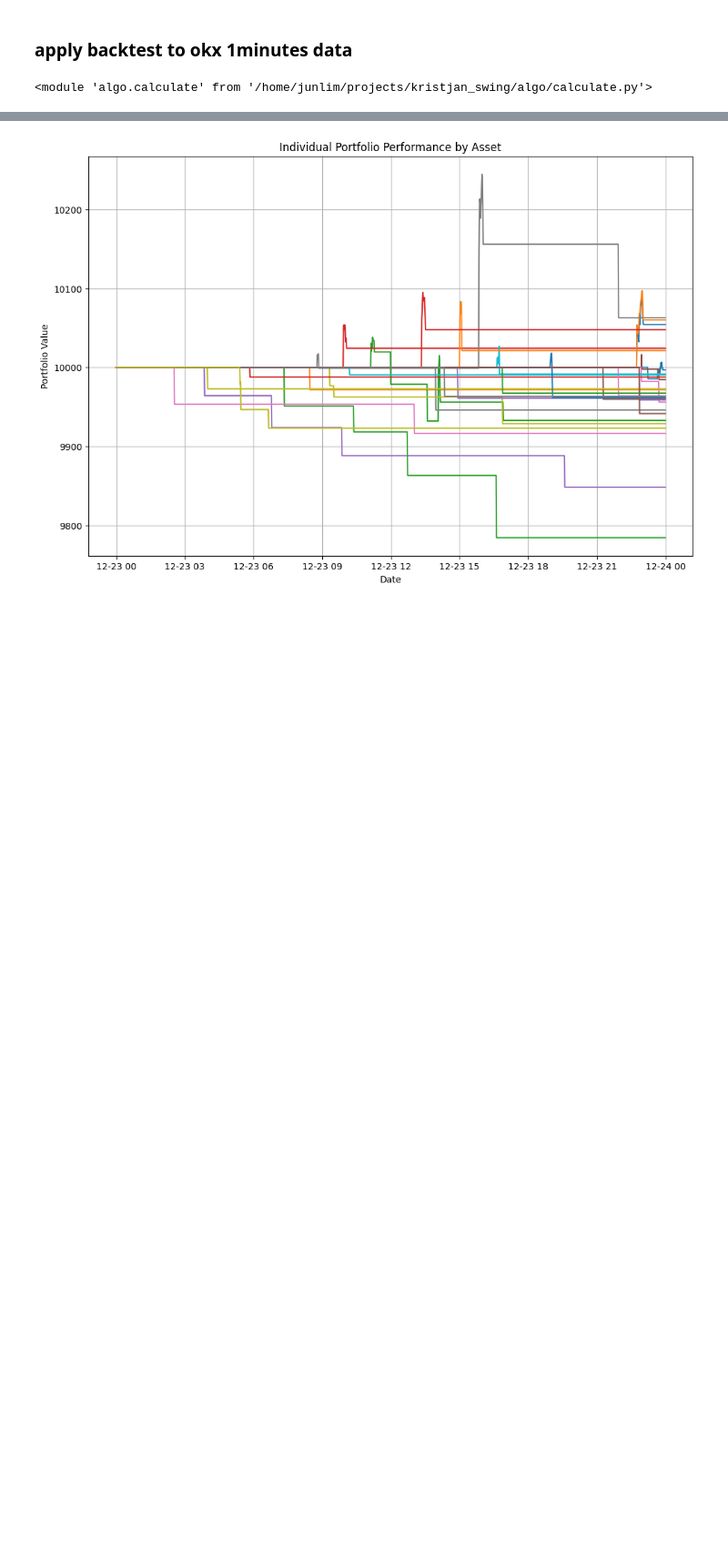
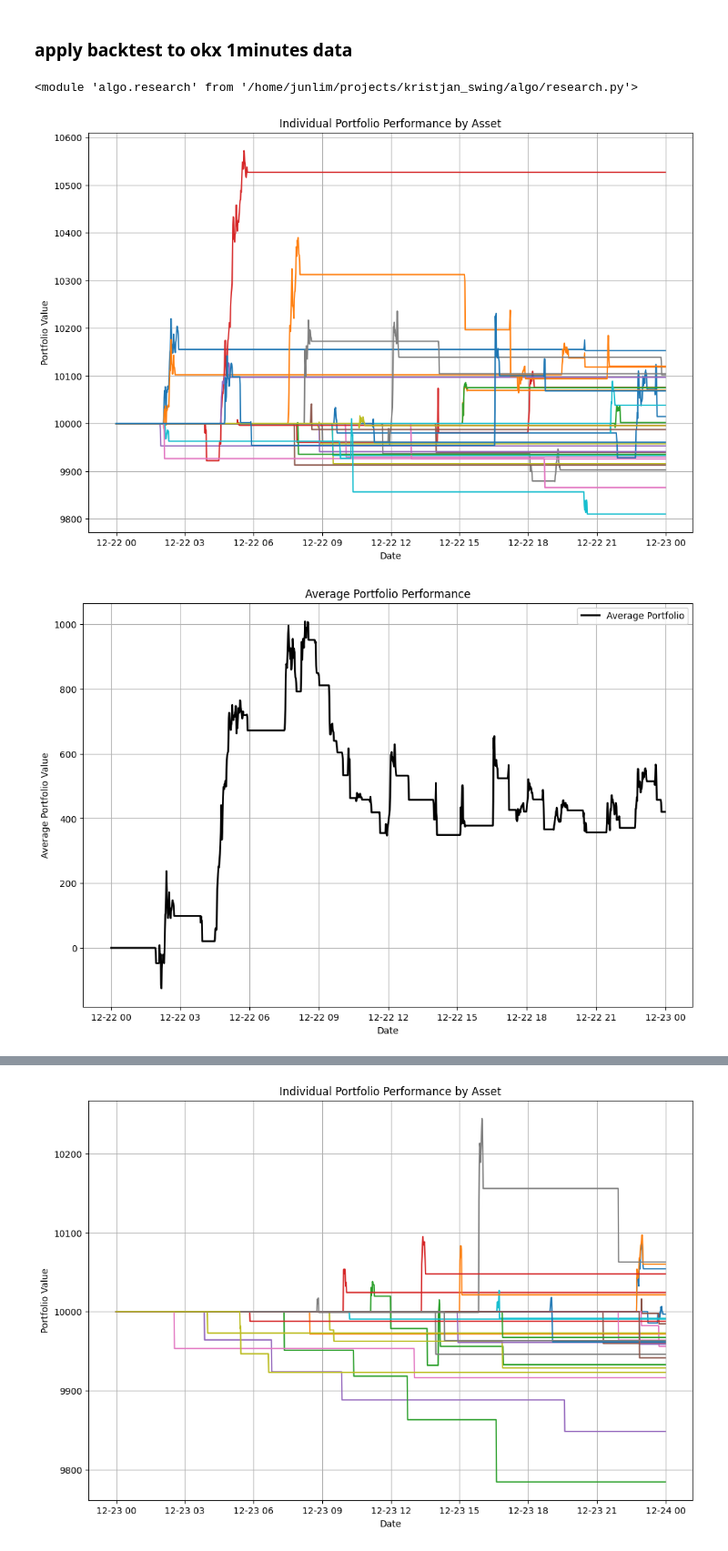
Before and after one commit to sculd/kristjan_swing-, a Jupyter notebook: backtest_okx.ipynb, the cells around one changed output, grey strips where cells are left out. Shown at 91% size. Saved outputs shown, nothing was run; the diff lists cells and outputs as text; code cells hidden in the pictures; blank space fills up the shorter version.

```diff
--- a/backtest_okx.ipynb
+++ b/backtest_okx.ipynb
@@ -82,9 +82,9 @@ def describe_backtest(data_dict, trades, open_trades, portfolio_value, show_lege
 # %% [markdown]
 ### apply backtest to okx 1minutes data
 # %%
-importlib.reload(algo.calculate)
+importlib.reload(algo.research)
 # %% [output]
-<module 'algo.calculate' from '/home/junlim/projects/kristjan_swing/algo/calculate.py'>
+<module 'algo.research' from '/home/junlim/projects/kristjan_swing/algo/research.py'>
 # %%
 def strategy_backtest_from_df(df_all, position_size, risk_trade_percentage, min_days_in_consolidation, max_days_in_consolidation, min_perc_increase):
     trades = pd.DataFrame(columns=['Asset', 'Entry Date', 'Exit Date', 'Entry Price', 'Exit Price', 'Dollar Return', 'Outcome'])
@@ -109,4 +109,10 @@ min_days_in_consolidation = 7
 max_days_in_consolidation = 56
 # Minimum percentage increase in asset price to consider for trading
 min_perc_increase = 3
+# %%
+data_dict_3, closed_trades_3, open_trades_3 = strategy_backtest_from_df(data.read.df_okx_20231222_1222, int(portfolio_value / 10), risk_trade_percentage, min_days_in_consolidation, max_days_in_consolidation, 3)
+all_portfolios_ = describe_backtest(data_dict_3, closed_trades_3, open_trades_3, float(portfolio_value / 10))
+# %% [output]
+[figure, added]
+[figure, added]
 # %%
```
Also changed, not shown: parts of 21 cells of this notebook, 17 other files.
